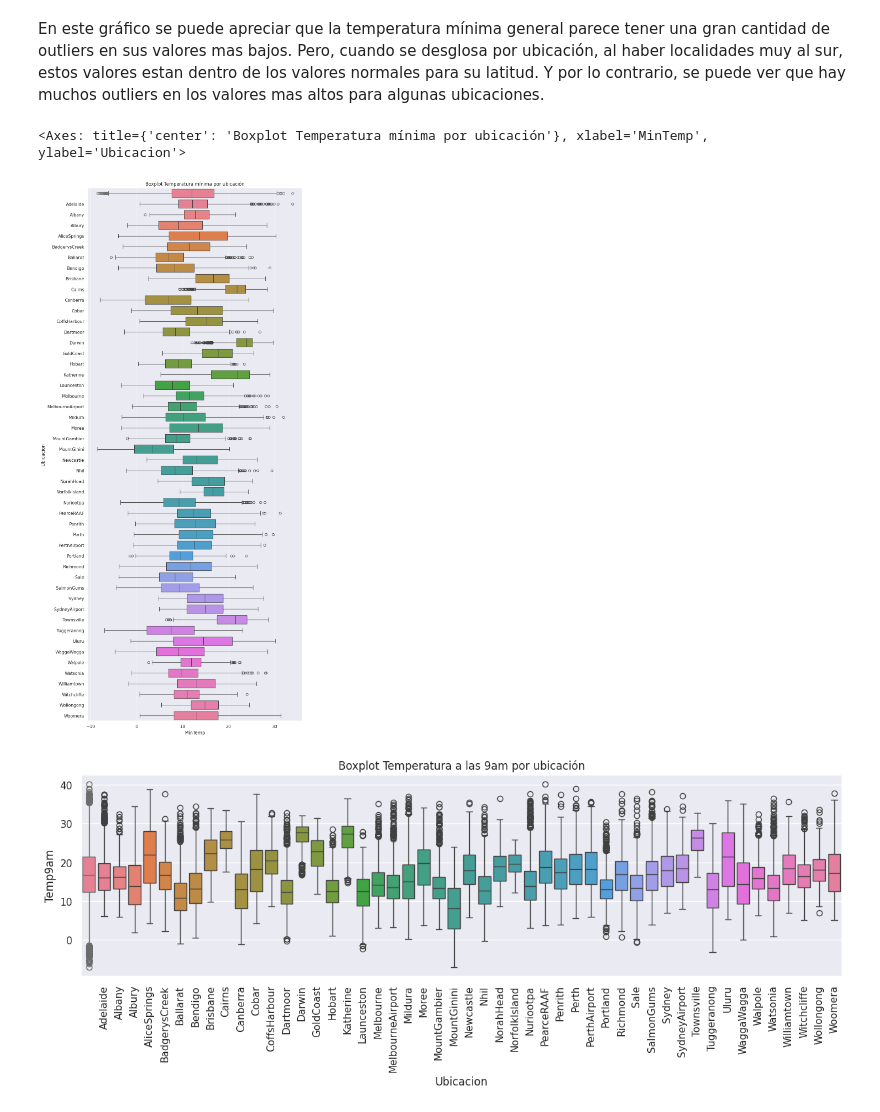
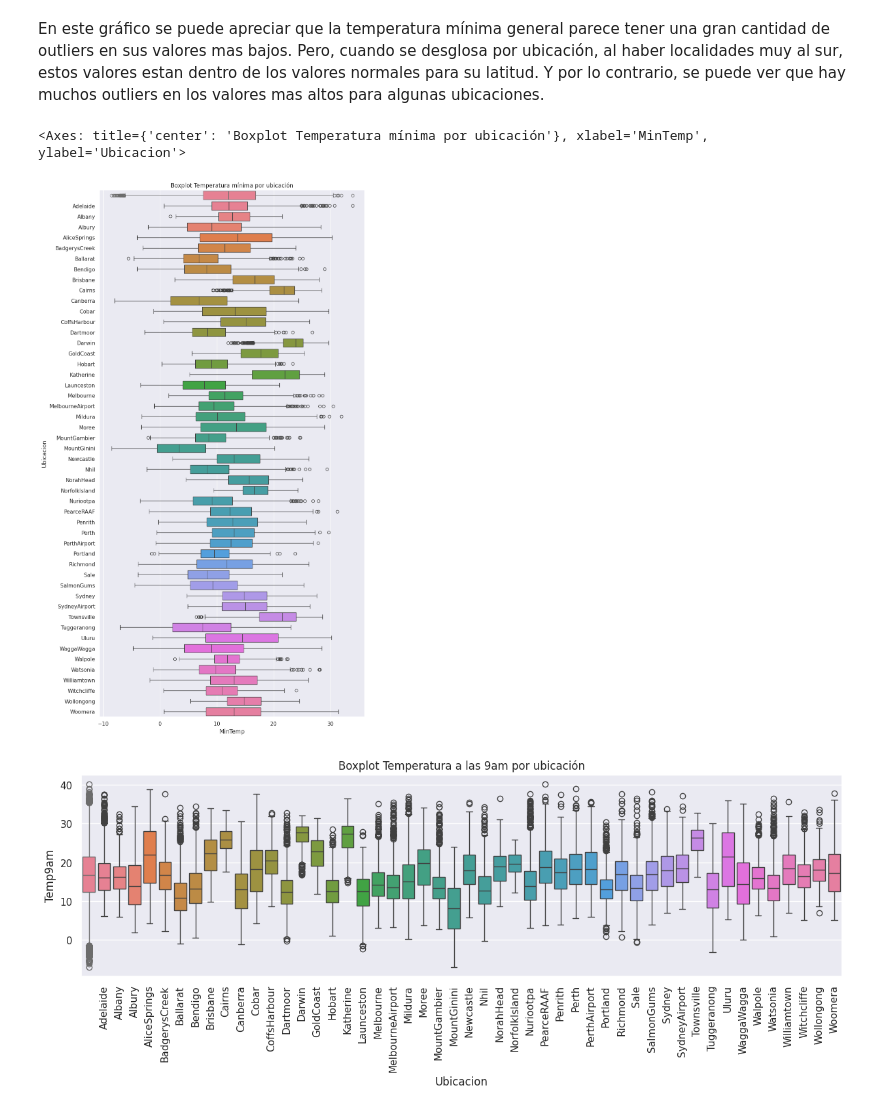
Before and after one commit to DanyPao/DataScience1-Daniela-Esposito, a Jupyter notebook: Visualizacion_Daniela_Esposito.ipynb, the cells around one changed output. Saved outputs shown, nothing was run; the diff lists cells and outputs as text; code cells hidden in the pictures.

```diff
--- a/Visualizacion_Daniela_Esposito.ipynb
+++ b/Visualizacion_Daniela_Esposito.ipynb
@@ -210,3 +224,10 @@ df.shape
 Para el caso de las variables categoricas, voy a reemplazar los datos faltantes (NaN) por la moda de la ubicación correspondiente. Y en el caso de las variables numéricas, las reemplazaré por la mediana o media (según crea conveniente), también por ubicación.
 
 (Intenté realizar la mediana con un ciclo For y con groupby para reemplazar los NaN según la ubicacion para tener mejores resultados pero no lo he logrado. Por el momento lo dejaré asi, para poder realizar esta entrega. Pero continuaré intentantando resolverlo.)
+# %%
+#Reemplazo de NaNs en Variables Categoricas por la Moda
+df['DirRafVien'].fillna(df['DirRafVien'].mode()[0],inplace=True)
+df['DirVien9am'].fillna(df['DirVien9am'].mode()[0],inplace=True)
+df['DirVien3pm'].fillna(df['DirVien3pm'].mode()[0],inplace=True)
+df['LluviaHoy'].fillna(df['LluviaHoy'].mode()[0],inplace=True)
+df.isna().sum()
@@ -292,21 +381,21 @@ En este gráfico se puede apreciar que la temperatura mínima general parece ten
 Pero, cuando se desglosa por ubicación, al haber localidades muy al sur, estos valores estan dentro de los valores normales para su latitud.
 Y por lo contrario, se puede ver que hay muchos outliers en los valores mas altos para algunas ubicaciones.
 # %%
-plt.figure(figsize=(10,25))
+plt.figure(figsize=(10,20))
 plt.title('Boxplot Temperatura mínima por ubicación')
 sns.boxplot(x=df.MinTemp)
 sns.boxplot(x=df.MinTemp, y=df.Ubicacion, hue=df.Ubicacion)
 
 #Este gráfico es el mismo que el de arriba, pero con una diagramación diferente, la cual fue sugerida por la tutora Abril en la corrección de la primera entrega:
 
 #"El gráfico 'Boxplot Temperatura mínima por ubicación' es bastante difícil de leer. Usualmente, las variables de texto van en el eje 'y'
 # para que no tengamos que girar la cabeza para leerlos. "
 
 #Personalmente prefiero con las ciudades en el eje 'x', ya que por la cantidad de ciudades analizadas se puede ver el gráfico entero de mejor manera.
 #Lo mismo sucede para los dos gráficos siguientes a este. Por lo tanto, voy a dejarlos con los nombres de las ciudades sobre el eje 'x'.
 # %% [output]
 <Axes: title={'center': 'Boxplot Temperatura mínima por ubicación'}, xlabel='MinTemp', ylabel='Ubicacion'>
-[figure, old version]
+[figure, new version]
 # %%
 plt.figure(figsize=(15,4))
 plt.title('Boxplot Temperatura a las 9am por ubicación')
```
Also changed, not shown: parts of 14 cells of this notebook.
